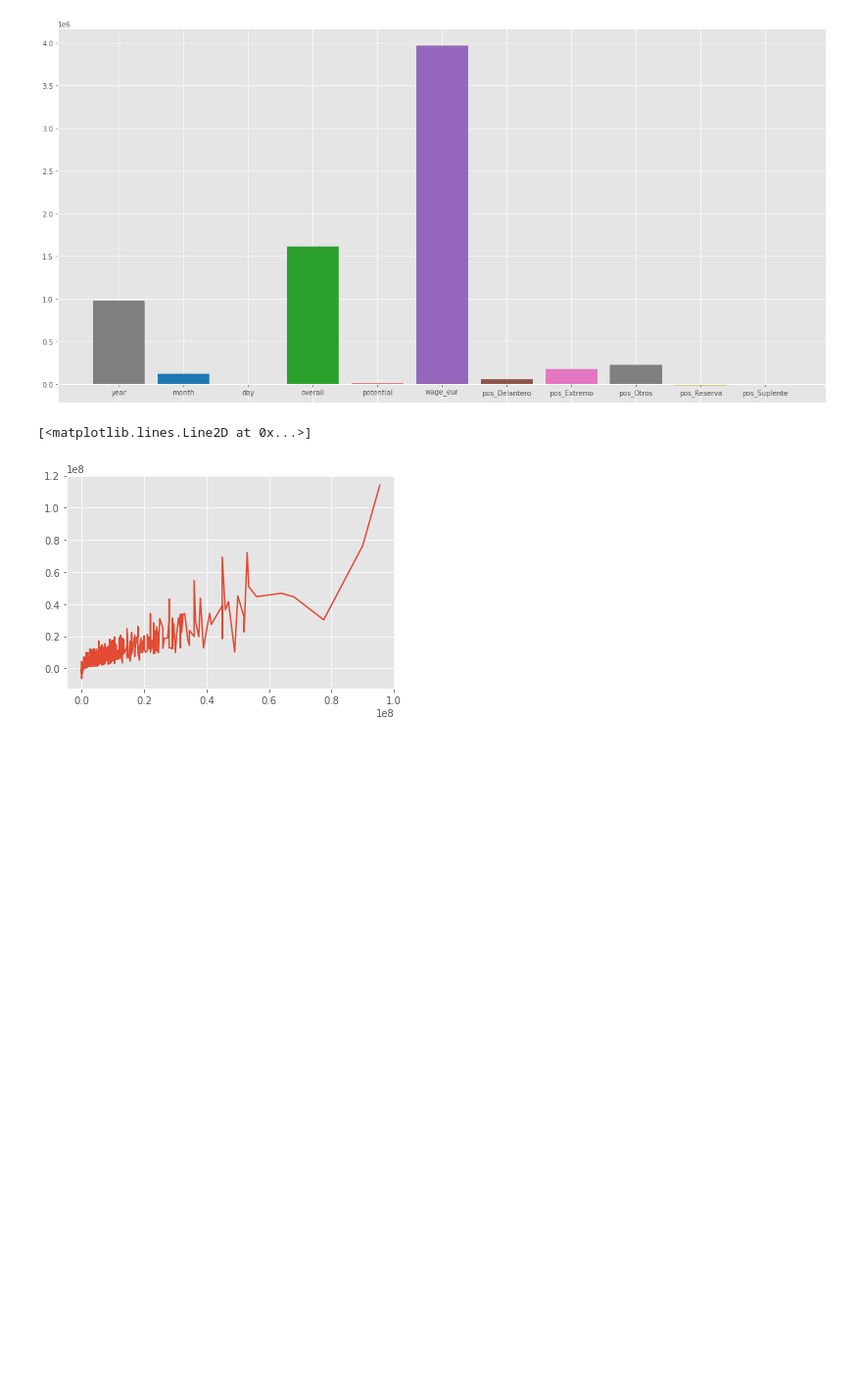
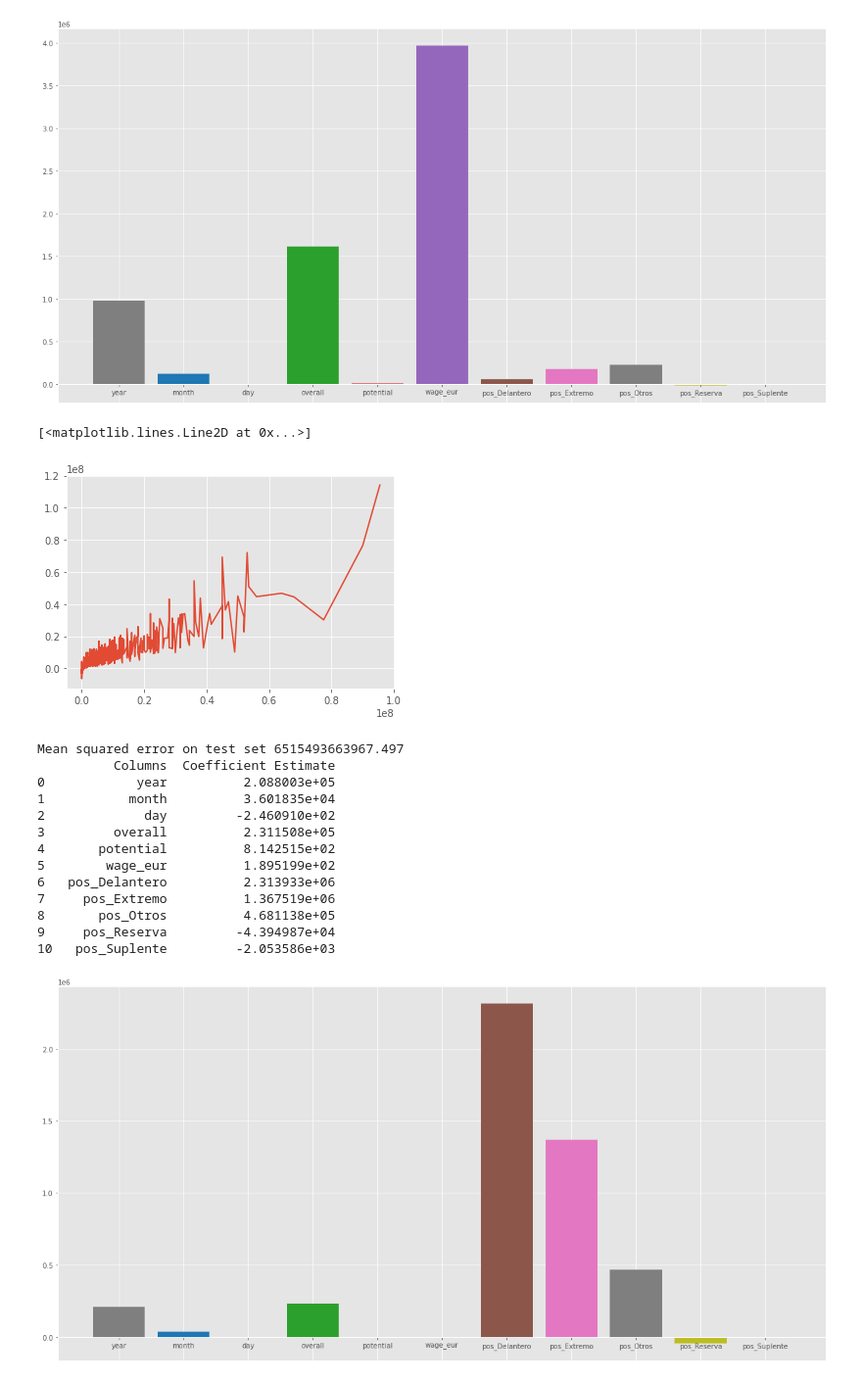
Before and after one commit to franciscocanon-thebridge/bootcamp_thebridge_PTSep20, a Jupyter notebook: Bloque 3 - Machine Learning/01_Supervisado/3-Regularizacion/01_Regularization.ipynb, the cells around one changed output. Shown at 98% size. Cells and saved outputs as stored; diff of their text form; code cells hidden in the pictures; blank space fills up the shorter version.

```diff
--- a/Bloque 3 - Machine Learning/01_Supervisado/3-Regularizacion/01_Regularization.ipynb
+++ b/Bloque 3 - Machine Learning/01_Supervisado/3-Regularizacion/01_Regularization.ipynb
@@ -793,3 +810,64 @@ plt.plot(y_predictions['value_eur'], y_predictions['pred'])
 # %% [output]
 [<matplotlib.lines.Line2D at 0x...>]
 [figure]
+# %%
+from sklearn.linear_model import ElasticNet
+from sklearn.preprocessing import StandardScaler
+
+scaler = StandardScaler()
+scaler.fit(x_train)
+
+# x_train_scaled = scaler.transform(x_train)
+# x_test_scaled = scaler.transform(x_test)
+
+# elastic = ElasticNet(alpha=0.05, l1_ratio=0.9)
+
+# elastic.fit(x_train_scaled, y_train)
+# %%
+# import Lasso regression from sklearn library
+from sklearn.linear_model import Lasso
+
+# Train the model
+lasso = Lasso(alpha = 0, random_state=42, max_iter=100)
+lasso.fit(x_train, y_train)
+y_pred1 = lasso.predict(x_test)
+
+# Calculate Mean Squared Error
+mean_squared_error = np.mean((y_pred1 - y_test2)**2)
+print("Mean squared error on test set", mean_squared_error)
+lasso_coeff = pd.DataFrame()
+lasso_coeff["Columns"] = x_train.columns
+lasso_coeff['Coefficient Estimate'] = pd.Series(lasso.coef_)
+
+print(lasso_coeff)
+
+# plotting the coefficient score
+fig, ax = plt.subplots(figsize =(20, 10))
+
+color =['tab:gray', 'tab:blue', 'tab:orange',
+'tab:green', 'tab:red', 'tab:purple', 'tab:brown',
+'tab:pink', 'tab:gray', 'tab:olive', 'tab:cyan',
+'tab:orange', 'tab:green', 'tab:blue', 'tab:olive']
+
+ax.bar(lasso_coeff["Columns"],
+lasso_coeff['Coefficient Estimate'],
+color = color)
+
+ax.spines['bottom'].set_position('zero')
+
+plt.style.use('ggplot')
+# %% [output]
+Mean squared error on test set 6515493663967.497
+          Columns  Coefficient Estimate
+0            year          2.088003e+05
+1           month          3.601835e+04
+2             day         -2.460910e+02
+3         overall          2.311508e+05
+4       potential          8.142515e+02
+5        wage_eur          1.895199e+02
+6   pos_Delantero          2.313933e+06
+7     pos_Extremo          1.367519e+06
+8       pos_Otros          4.681138e+05
+9     pos_Reserva         -4.394987e+04
+10   pos_Suplente         -2.053586e+03
+[figure, added]
```
Also changed, not shown: parts of 6 cells of this notebook, 7 other files.
